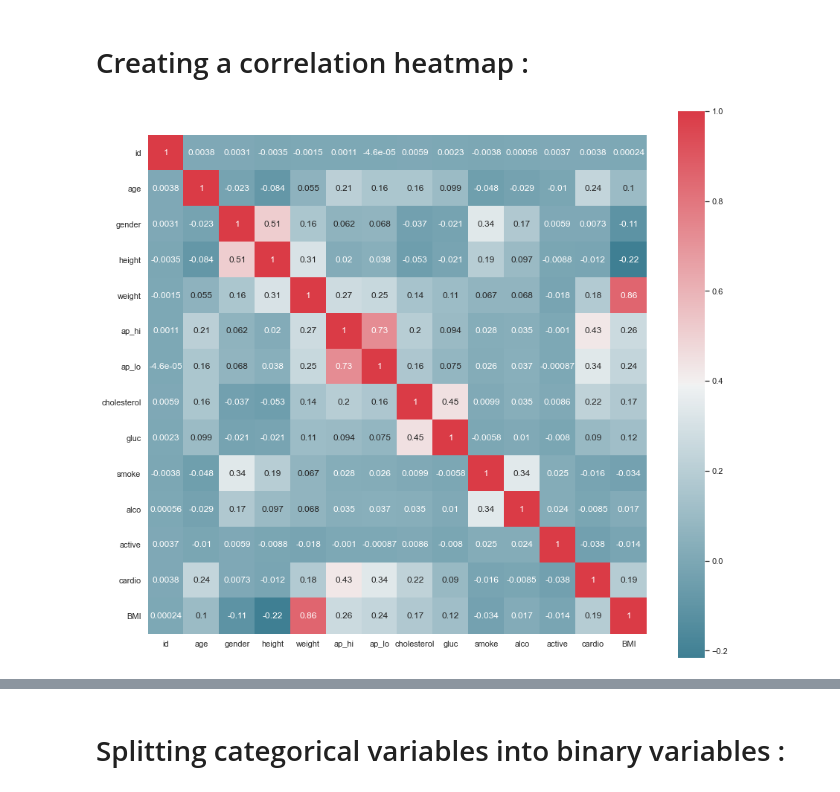
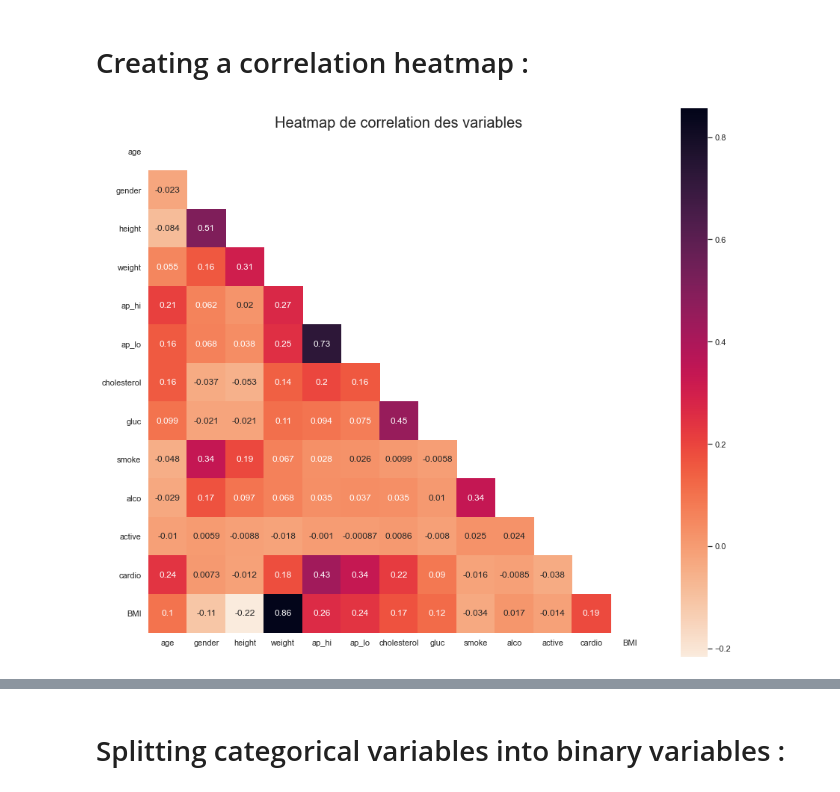
Before and after one commit to pasaunier/FDD_Projet_H, a Jupyter notebook: classification_saunier_rendu.ipynb, the cells around one changed output, grey strips where cells are left out. Drawn from its saved outputs; the diff is of its cells as text; code cells hidden in the pictures.

```diff
--- a/classification_saunier_rendu.ipynb
+++ b/classification_saunier_rendu.ipynb
@@ -219,17 +198,26 @@ csv.gender = data.gender.map(lambda x: x-1)
 # %%
 # représentation des corrélations entre les variables en heatmap :
 
-corr = data.corr()
-_ , ax = plt.subplots(figsize =( 15 , 15 ))
-cmap = sns.diverging_palette( 220 , 10 , as_cmap = True )
-_ = sns.heatmap(
-    corr,
-    cmap = cmap,
-    square=True,
-    cbar_kws={ 'shrink' : .9 },
-    ax=ax,
-    annot = True,
-    annot_kws = { 'fontsize' : 12 }
-)
+def plt_corr(dataframe):
+    sns.set(rc={'axes.facecolor':'white', 'figure.facecolor':'white'})
+    corr = dataframe.corr()
+
+    _ , ax = plt.subplots(figsize =( 15 , 15 ))
+#     cmap = sns.diverging_palette( 220 , 10 , as_cmap = True )
+
+    _ = sns.heatmap(
+        corr,
+        cmap = "rocket_r",
+        square=True,
+        cbar_kws={ 'shrink' : .9 },
+        ax=ax,
+        annot = True,
+#         center = 0,
+        mask = np.triu(np.ones_like(corr, dtype=np.bool)),
+        annot_kws = { 'fontsize' : 12 }
+    )
+    _.set_title("Heatmap de correlation des variables", fontdict={'fontsize':20})
+
+pltcorr(data.drop(columns = "id"))
 # %% [output]
-[figure, old version]
+[figure, new version]
```
Also changed, not shown: parts of 6 cells of this notebook, 4 other files.
